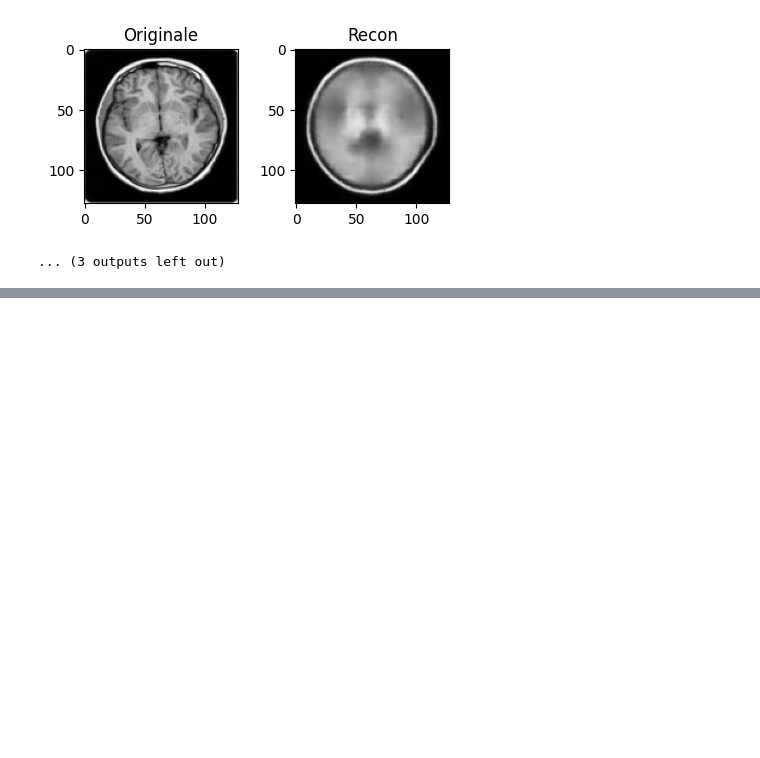
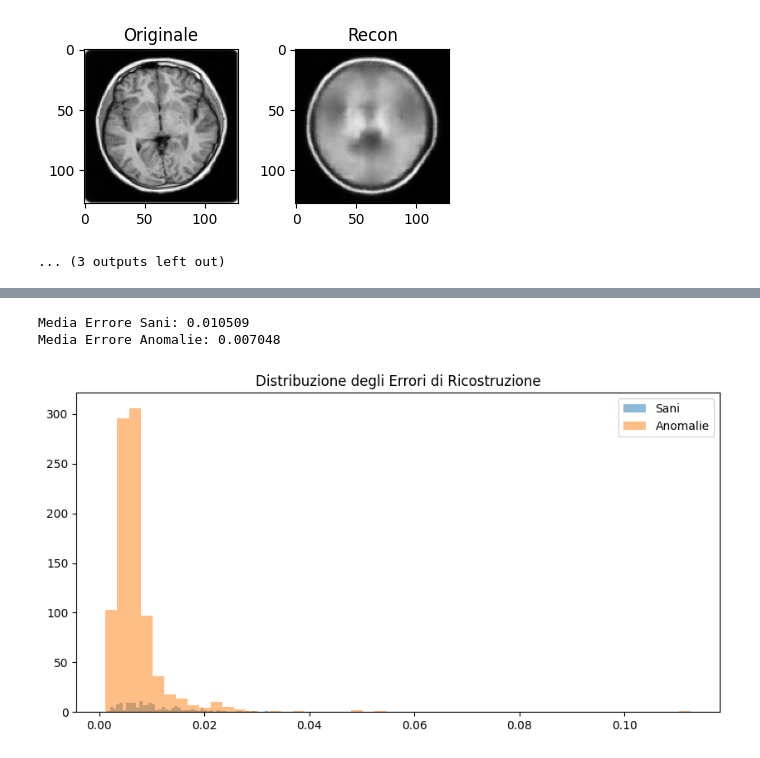
Before and after one commit to profsuccodifrutta/Variational_Autoencoder_for_Anomaly_Detection, a Jupyter notebook: first_model.ipynb, the cells around one changed output, grey strips where cells are left out. Drawn from its saved outputs; the diff is of its cells as text; code cells hidden in the pictures; blank space fills up the shorter version.

```diff
--- a/first_model.ipynb
+++ b/first_model.ipynb
@@ -344,3 +344,24 @@ Epoca [40/60] | Loss: 0.0115
 Epoca [50/60] | Loss: 0.0108
 [figure]
 ... (3 outputs left out)
+# %%
+# caricamento rapido del modello
+
+from google.colab import drive
+import torch
+
+# 1. Monta il Drive
+drive.mount('/content/drive')
+
+# 2. Definisci il dispositivo
+device = torch.device("cuda" if torch.cuda.is_available() else "cpu")
+
+# 3. Inizializza il modello (deve avere la stessa latent_dim dell'allenamento)
+model = VAE(latent_dim=128).to(device)
+
+# 4. Carica i pesi salvati
+model_path = "/content/drive/MyDrive/VAE_Brain_Project/best_model.pth"
+model.load_state_dict(torch.load(model_path, map_location=device))
+model.eval() # Modalità valutazione
+
+print("✅ Modello caricato correttamente dal Drive e pronto per il test!")
@@ -346,0 +444,15 @@ Epoca [50/60] | Loss: 0.0108
+# %%
+print(f"Media Errore Sani: {test_healthy_scores.mean():.6f}")
+print(f"Media Errore Anomalie: {test_anomaly_scores.mean():.6f}")
+
+import matplotlib.pyplot as plt
+plt.figure(figsize=(10,5))
+plt.hist(test_healthy_scores, bins=50, alpha=0.5, label='Sani')
+plt.hist(test_anomaly_scores, bins=50, alpha=0.5, label='Anomalie')
+plt.legend()
+plt.title("Distribuzione degli Errori di Ricostruzione")
+plt.show()
+# %% [output]
+Media Errore Sani: 0.010509
+Media Errore Anomalie: 0.007048
+[figure, added]
```
Also changed, not shown: parts of 6 cells of this notebook.
